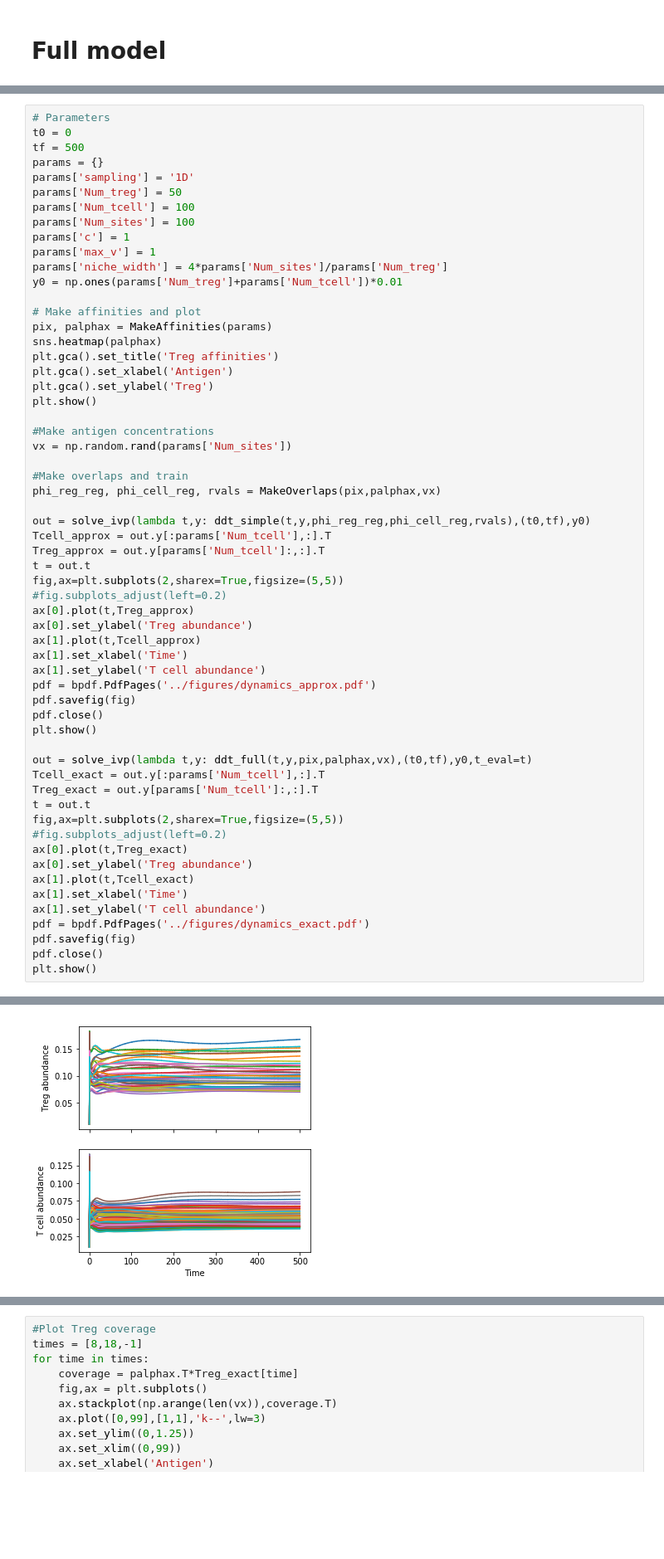
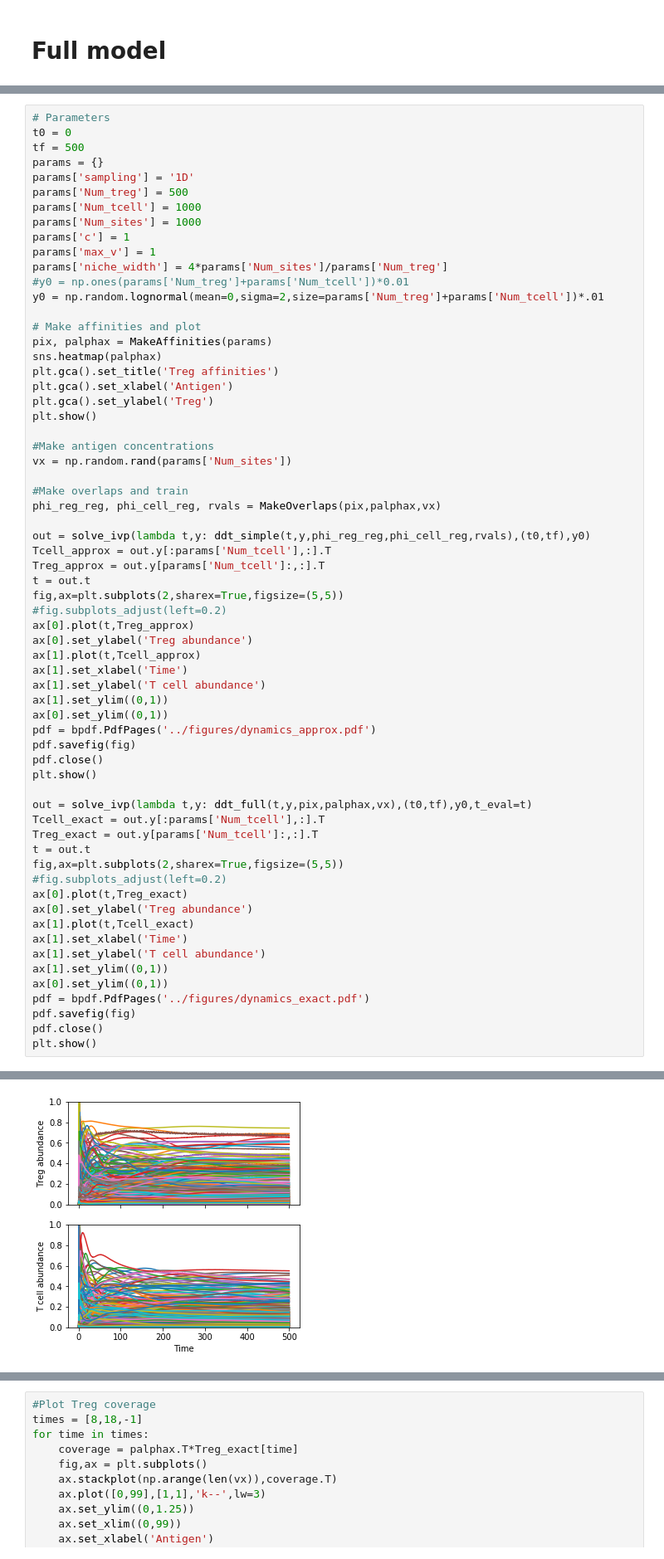
Before and after one commit to Ninjaneer32/immune-svm, a Jupyter notebook: scripts/ImmuneOptimization.ipynb, the cells around one changed output, grey strips where cells are left out. Shown at 83% size. Saved outputs shown, nothing was run; the diff lists cells and outputs as text; blank space fills up the shorter version.

```diff
--- a/scripts/ImmuneOptimization.ipynb
+++ b/scripts/ImmuneOptimization.ipynb
@@ -55,13 +104,14 @@ t0 = 0
 tf = 500
 params = {}
 params['sampling'] = '1D'
-params['Num_treg'] = 50
-params['Num_tcell'] = 100
-params['Num_sites'] = 100
+params['Num_treg'] = 500
+params['Num_tcell'] = 1000
+params['Num_sites'] = 1000
 params['c'] = 1
 params['max_v'] = 1
 params['niche_width'] = 4*params['Num_sites']/params['Num_treg']
-y0 = np.ones(params['Num_treg']+params['Num_tcell'])*0.01
+#y0 = np.ones(params['Num_treg']+params['Num_tcell'])*0.01
+y0 = np.random.lognormal(mean=0,sigma=2,size=params['Num_treg']+params['Num_tcell'])*.01
 
 # Make affinities and plot
 pix, palphax = MakeAffinities(params)
@@ -88,6 +138,8 @@ ax[0].set_ylabel('Treg abundance')
 ax[1].plot(t,Tcell_approx)
 ax[1].set_xlabel('Time')
 ax[1].set_ylabel('T cell abundance')
+ax[1].set_ylim((0,1))
+ax[0].set_ylim((0,1))
 pdf = bpdf.PdfPages('../figures/dynamics_approx.pdf')
 pdf.savefig(fig)
 pdf.close()
@@ -104,6 +156,8 @@ ax[0].set_ylabel('Treg abundance')
 ax[1].plot(t,Tcell_exact)
 ax[1].set_xlabel('Time')
 ax[1].set_ylabel('T cell abundance')
+ax[1].set_ylim((0,1))
+ax[0].set_ylim((0,1))
 pdf = bpdf.PdfPages('../figures/dynamics_exact.pdf')
 pdf.savefig(fig)
 pdf.close()
@@ -113 +167 @@ plt.show()
-[figure, old version]
+[figure, new version]
```
Also changed, not shown: parts of 13 cells of this notebook, 14 other files.
